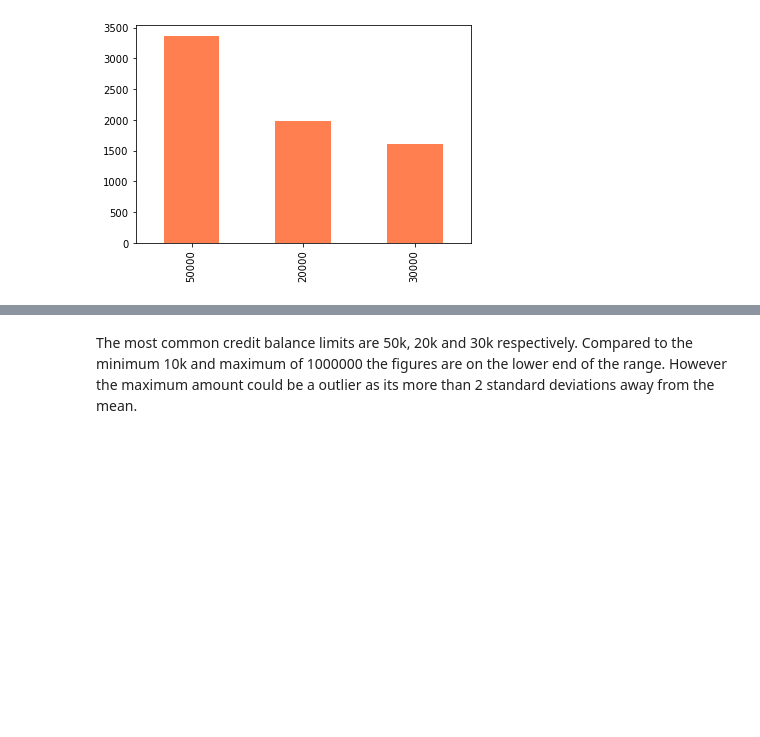
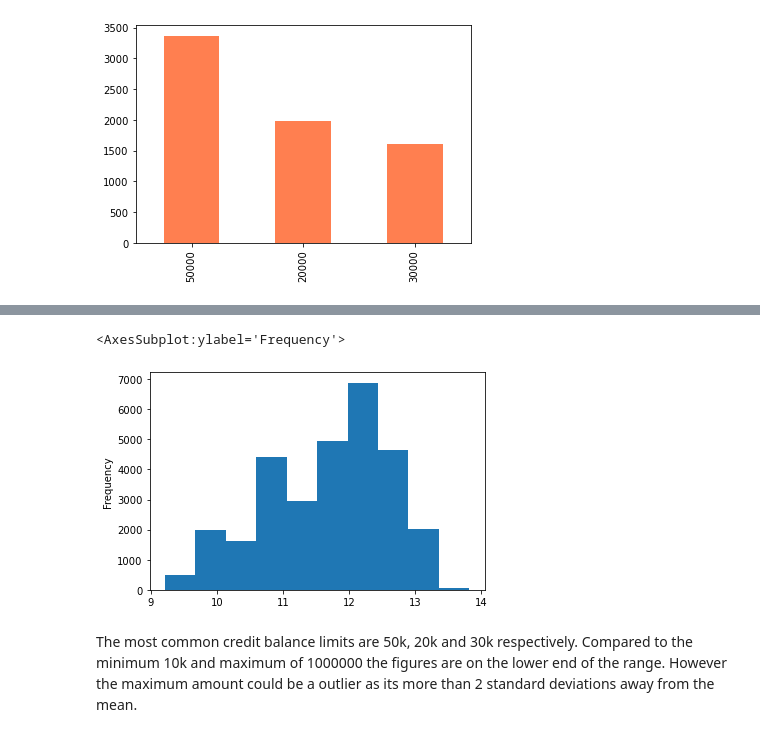
Before and after one commit to apayal/capstone_project, a Jupyter notebook: _notebooks/2022-07-01-eda.ipynb, the cells around one changed output, grey strips where cells are left out. Saved outputs shown, nothing was run; the diff lists cells and outputs as text; code cells hidden in the pictures; blank space fills up the shorter version.

```diff
--- a/_notebooks/2022-07-01-eda.ipynb
+++ b/_notebooks/2022-07-01-eda.ipynb
@@ -461,3 +479,10 @@ credit_df['LIMIT_BAL'].value_counts().head(3).plot(kind='bar',color='coral')
+# %%
+limit_log=np.log(credit_df_clean['LIMIT_BAL'])
+limit_log.plot(kind='hist')
+#np.log(credit_df_clean['LIMIT_BAL']).plot(kind='hist')
+# %% [output]
+<AxesSubplot:ylabel='Frequency'>
+[figure, added]
 # %% [markdown]
 The most common credit balance limits are 50k, 20k and 30k respectively. Compared to the minimum 10k and maximum of 1000000 the figures are on the lower end of the range. However the maximum amount could be a outlier as its more than 2 standard deviations away from the mean.
 # %%
```
Also changed, not shown: parts of 9 cells of this notebook.
